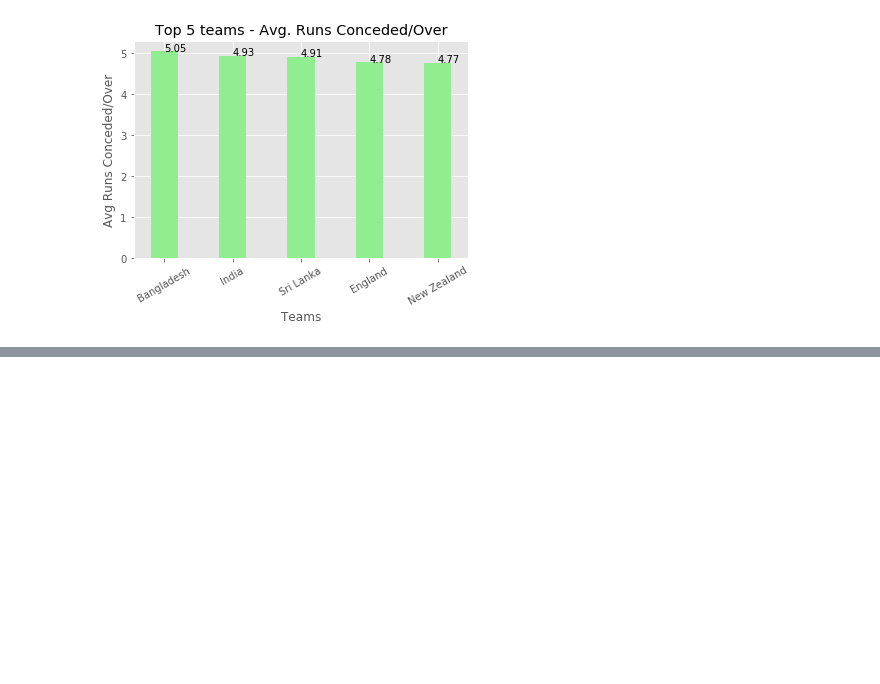
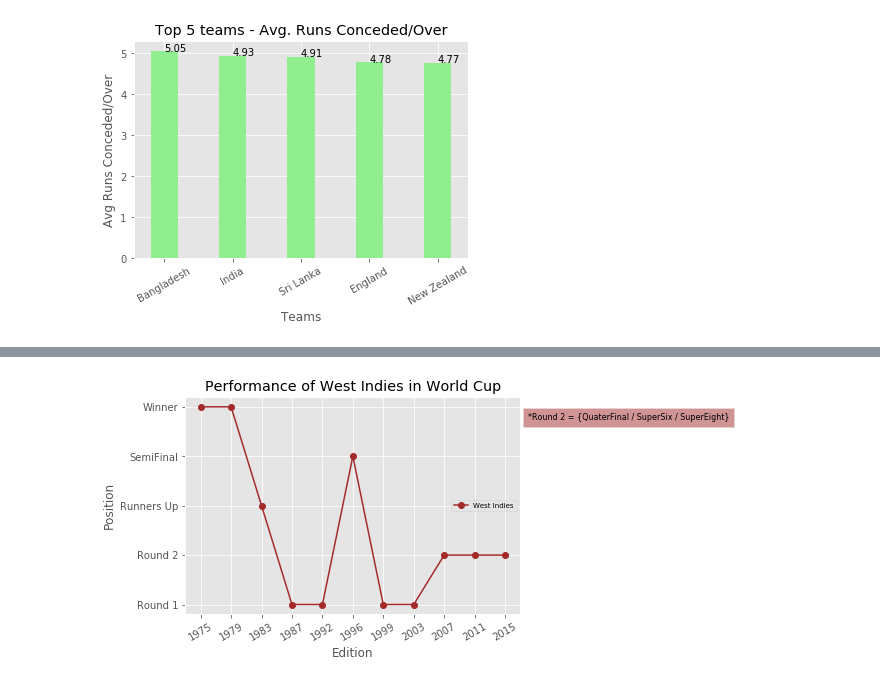
Before and after one commit to deepamghosh/Data-Analysis---Cricket-, a Jupyter notebook: Cricket-Analysis(Team Performance).ipynb, the cells around one changed output, grey strips where cells are left out. Saved outputs shown, nothing was run; the diff lists cells and outputs as text; code cells hidden in the pictures; blank space fills up the shorter version.

```diff
--- a/Cricket-Analysis(Team Performance).ipynb
+++ b/Cricket-Analysis(Team Performance).ipynb
@@ -348,0 +351,3 @@ plt.show()
+# %%
+teams_editon = pd.read_csv('C:/Users/Deepam Ghosh/Desktop/Projects/Personal/Project-Cricket Analysis/Team_WorldCupRecord.csv',
+                          index_col = 'Teams')
@@ -348,0 +409,8 @@ plt.show()
+# %%
+def teams(df, team_name):
+    """Function to create dataframe for each individual team"""
+
+    dataframe = pd.DataFrame({'Edition': teams_editon_columns,
+                              'Performance': df.loc[team_name,:]})
+    #print(dataframe)
+    return dataframe
@@ -348,0 +450,6 @@ plt.show()
+# %%
+WI = teams(teams_editon,'West Indies')
+# %%
+plot_performance(WI, 'line plot','West Indies','brown')
+# %% [output]
+[figure, added]
```
Also changed, not shown: parts of 12 cells of this notebook.
